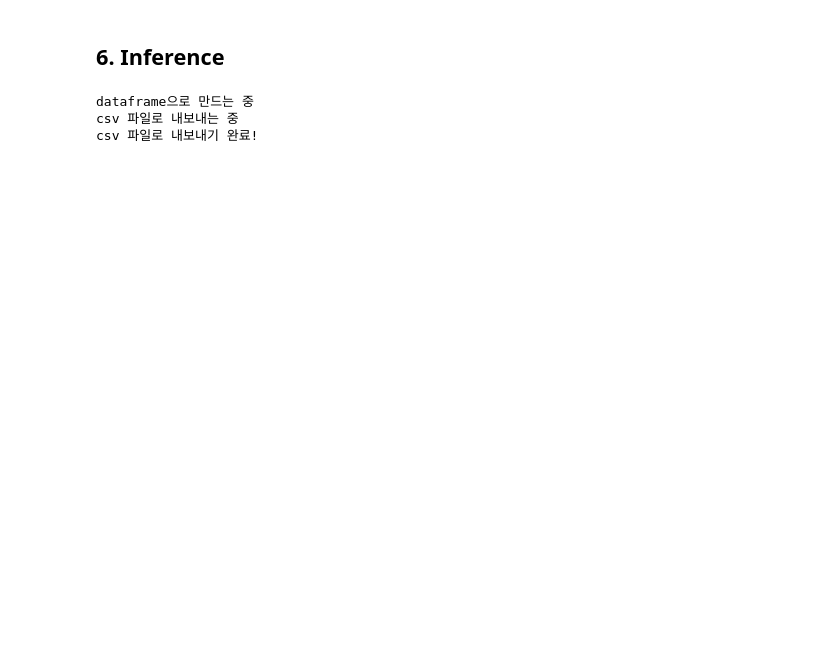
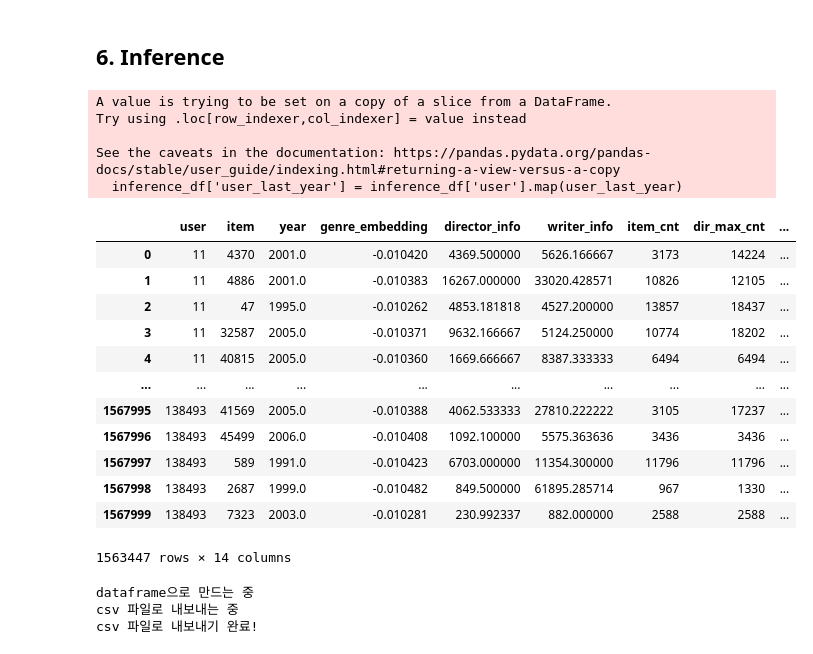
Before and after one commit to boostcampaitech4lv23recsys2/level2_movierecommendation_recsys-level2-recsys-08, a Jupyter notebook: model/LGBM Baseline.ipynb, the cells around one changed output. Saved outputs shown, nothing was run; the diff lists cells and outputs as text; code cells hidden in the pictures; blank space fills up the shorter version.

Commit message:
[Feat][이나현] LGBM결과, year 코드

```diff
--- a/model/LGBM Baseline.ipynb
+++ b/model/LGBM Baseline.ipynb
@@ -271,5 +269,33 @@ user_list = list(set(tmp['user'].values))
 user_list = sorted(user_list)
 # %%
 # user_list
+# %%
+#유저의 마지막 interaction 연도보다 더 늦게 나온 영화는 없애준다.
+user_last_year = pd.read_pickle('/opt/ml/input/fighting/Recbole/baseline/index/userid2lastyear.pickle')
+inference_df['user_last_year'] = inference_df['user'].map(user_last_year)
+# inference_df = inference_df.merge(year_df, how='left', on='item') # 컬럼에 'year'이 없다면
+inference_df = inference_df[inference_df['user_last_year'] >= inference_df['year']]
+# %% [output]
+A value is trying to be set on a copy of a slice from a DataFrame.
+Try using .loc[row_indexer,col_indexer] = value instead
+
+See the caveats in the documentation: https://pandas.pydata.org/pandas-docs/stable/user_guide/indexing.html#returning-a-view-versus-a-copy
+  inference_df['user_last_year'] = inference_df['user'].map(user_last_year)
+# %%
+inference_df
+# %% [output]
+|  | user | item | year | genre_embedding | director_info | writer_info | item_cnt | dir_max_cnt | ... |
+| 0 | 11 | 4370 | 2001.0 | -0.010420 | 4369.500000 | 5626.166667 | 3173 | 14224 | ... |
+| 1 | 11 | 4886 | 2001.0 | -0.010383 | 16267.000000 | 33020.428571 | 10826 | 12105 | ... |
+| 2 | 11 | 47 | 1995.0 | -0.010262 | 4853.181818 | 4527.200000 | 13857 | 18437 | ... |
+| 3 | 11 | 32587 | 2005.0 | -0.010371 | 9632.166667 | 5124.250000 | 10774 | 18202 | ... |
+| 4 | 11 | 40815 | 2005.0 | -0.010360 | 1669.666667 | 8387.333333 | 6494 | 6494 | ... |
+| ... | ... | ... | ... | ... | ... | ... | ... | ... | ... |
+| 1567995 | 138493 | 41569 | 2005.0 | -0.010388 | 4062.533333 | 27810.222222 | 3105 | 17237 | ... |
+| 1567996 | 138493 | 45499 | 2006.0 | -0.010408 | 1092.100000 | 5575.363636 | 3436 | 3436 | ... |
+| 1567997 | 138493 | 589 | 1991.0 | -0.010423 | 6703.000000 | 11354.300000 | 11796 | 11796 | ... |
+| 1567998 | 138493 | 2687 | 1999.0 | -0.010482 | 849.500000 | 61895.285714 | 967 | 1330 | ... |
+| 1567999 | 138493 | 7323 | 2003.0 | -0.010281 | 230.992337 | 882.000000 | 2588 | 2588 | ... |
+1563447 rows × 14 columns
 # %%
 # Top 300개를 뽑았을 때 약 13분정도 소요
```
Also changed, not shown: parts of 14 cells of this notebook, 2 other files.
